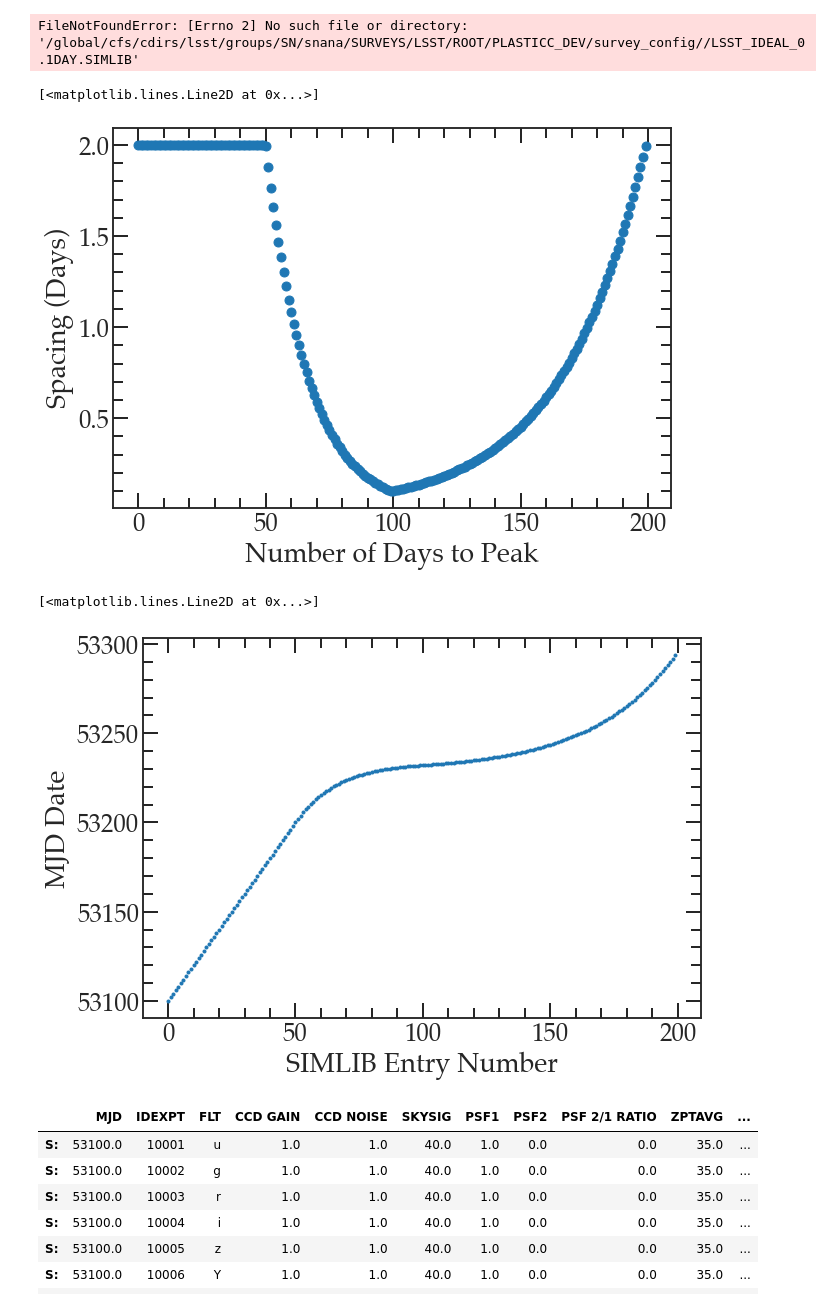
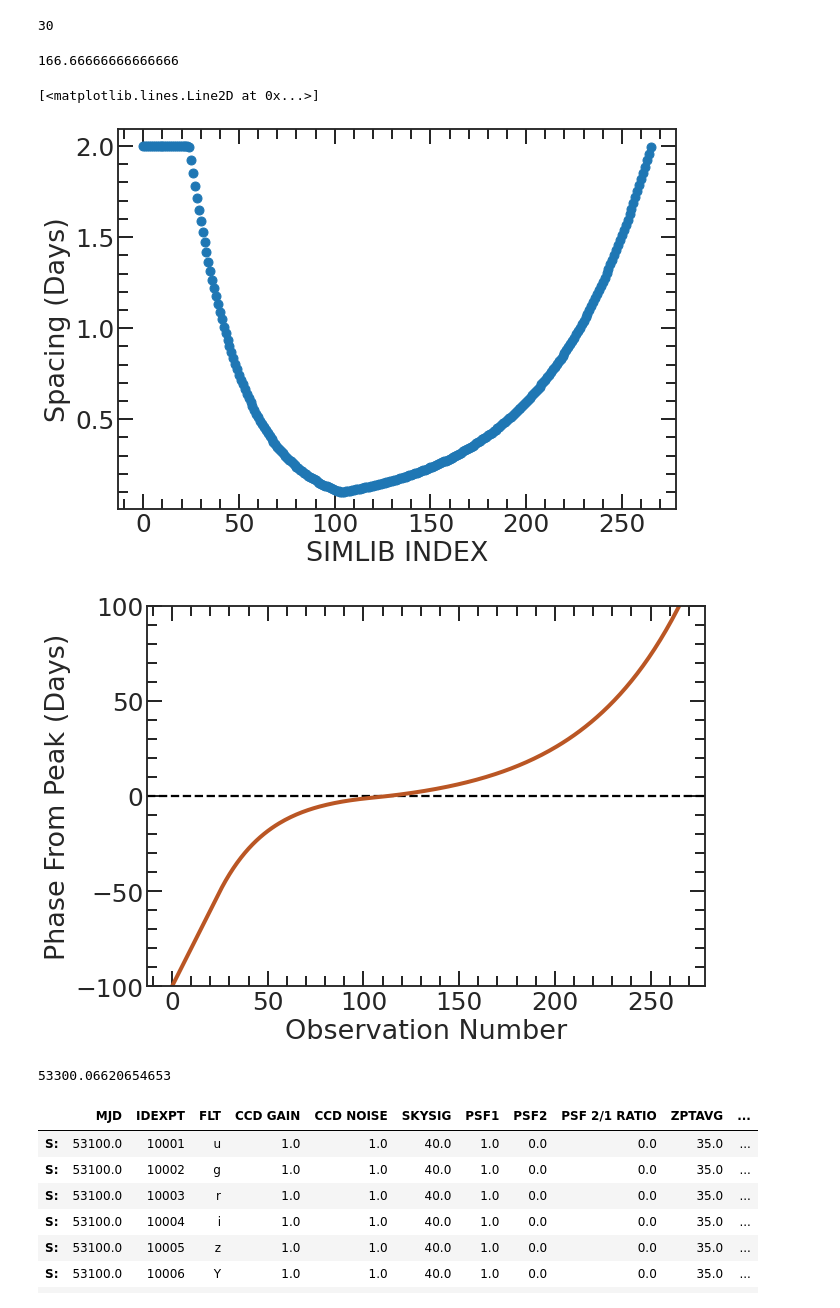
Before and after one commit to LSSTDESC/transient-host-sims, a Jupyter notebook: notebooks/make_new_simlib.ipynb, the cells around one changed output. Drawn from its saved outputs; the diff is of its cells as text; code cells hidden in the pictures.

Commit message:
Fixed functionality for variable spacing

```diff
--- a/notebooks/make_new_simlib.ipynb
+++ b/notebooks/make_new_simlib.ipynb
@@ -94,40 +95,61 @@ def new_simlib(inpath, template_simlib_fname, output_fname, days_span=200, sampl
 # %%
 rootPath = "/global/cfs/cdirs/lsst/groups/SN/snana/SURVEYS/LSST/ROOT/PLASTICC_DEV/survey_config/"
 
-new_simlib(rootPath, "LSST_IDEAL_0.1DAY.SIMLIB", "SCOTCH_IDEAL_0.1DAY.SIMLIB", days_span=200, sampling_rate=0.1, sampling='fine', whitespace=True)
-new_simlib(rootPath, "LSST_IDEAL_0.1DAY.SIMLIB", "SCOTCH_IDEAL_2DAY.SIMLIB", days_span=200, sampling_rate=2.0, sampling='coarse', whitespace=True)
-new_simlib(rootPath, "LSST_IDEAL_0.1DAY.SIMLIB", "SCOTCH_IDEAL_VARDAY.SIMLIB", days_span=200, sampling='variable', whitespace=True)
+coarse_rate = 2 #days
+fine_rate = 0.1 #days
+
+days_span = 200
+
+new_simlib(rootPath, "LSST_IDEAL_0.1DAY.SIMLIB", "SCOTCH_IDEAL_%.2fDAY.SIMLIB" % fine_rate, days_span=days_span, sampling_rate=fine_rate, sampling='fine', whitespace=True)
+new_simlib(rootPath, "LSST_IDEAL_0.1DAY.SIMLIB", "SCOTCH_IDEAL_%.2fDAY.SIMLIB" % coarse_rate, days_span=days_span, sampling_rate=coarse_rate, sampling='coarse', whitespace=True)
+new_simlib(rootPath, "LSST_IDEAL_0.1DAY.SIMLIB", "SCOTCH_IDEAL_VARDAY.SIMLIB", days_span=days_span, sampling='variable', whitespace=True)
-# %% [output]
-FileNotFoundError: [Errno 2] No such file or directory: '/global/cfs/cdirs/lsst/groups/SN/snana/SURVEYS/LSST/ROOT/PLASTICC_DEV/survey_config//LSST_IDEAL_0.1DAY.SIMLIB'
+# %%
+int((100-np.nansum(backward))/2)
+# %% [output]
+30
+# %%
+200*5/6
+# %% [output]
+166.66666666666666
 # %%
 #increase the sampling for TDEs and Kilonovae
-forward = np.logspace(-1, 0.3, 100)
-backward = np.logspace(-1, 0.3, 50)
+days_span=200
+half = days_span/2
+forward = np.logspace(-1, 0.3, 162)
+backward = np.logspace(-1, 0.3, 80)
 backward = np.flip(backward)
-backward_pad = [2]*50
+backward_pad = [2]*int((half-np.nansum(backward))/2)
 backward_pad = np.array(backward_pad)
 full_spacing = np.concatenate([backward_pad, backward, forward])
 
 plt.figure(figsize=(10,7))
-plt.xlabel("Number of Days to Peak")
+plt.xlabel("SIMLIB INDEX")
 plt.ylabel("Spacing (Days)")
 plt.plot(full_spacing, 'o')
 # %% [output]
 [<matplotlib.lines.Line2D at 0x...>]
-[figure, old version]
+[figure, new version]
 # %%
 mjdsteps = np.zeros(len(full_spacing))
 mjdsteps[0] = 53100
 for i in np.arange(1,len(full_spacing)):
     mjdsteps[i] = mjdsteps[i-1] + full_spacing[i-1]
 
+t_exp = 53200
+
 plt.figure(figsize=(10,7))
-plt.xlabel("SIMLIB Entry Number")
-plt.ylabel("MJD Date")
-plt.plot(mjdsteps, 'o', ms=3)
+plt.xlabel("Observation Number")
+plt.axhline(0, color='k', ls='--')
+plt.ylabel("Phase From Peak (Days)")
+plt.plot(mjdsteps-t_exp, lw=4, c='#BA5624')
+plt.ylim((-100, 100))
+plt.savefig("../plots/VariableSampling_PhasePlot.png",dpi=200,bbox_inches='tight')
 # %% [output]
-[<matplotlib.lines.Line2D at 0x...>]
-[figure, old version]
+[figure, new version]
+# %%
+mjdsteps[-1]
+# %% [output]
+53300.06620654653
 # %%
 ######## Some diagnostics below ############
 
```
Also changed, not shown: parts of 1 cell of this notebook.
